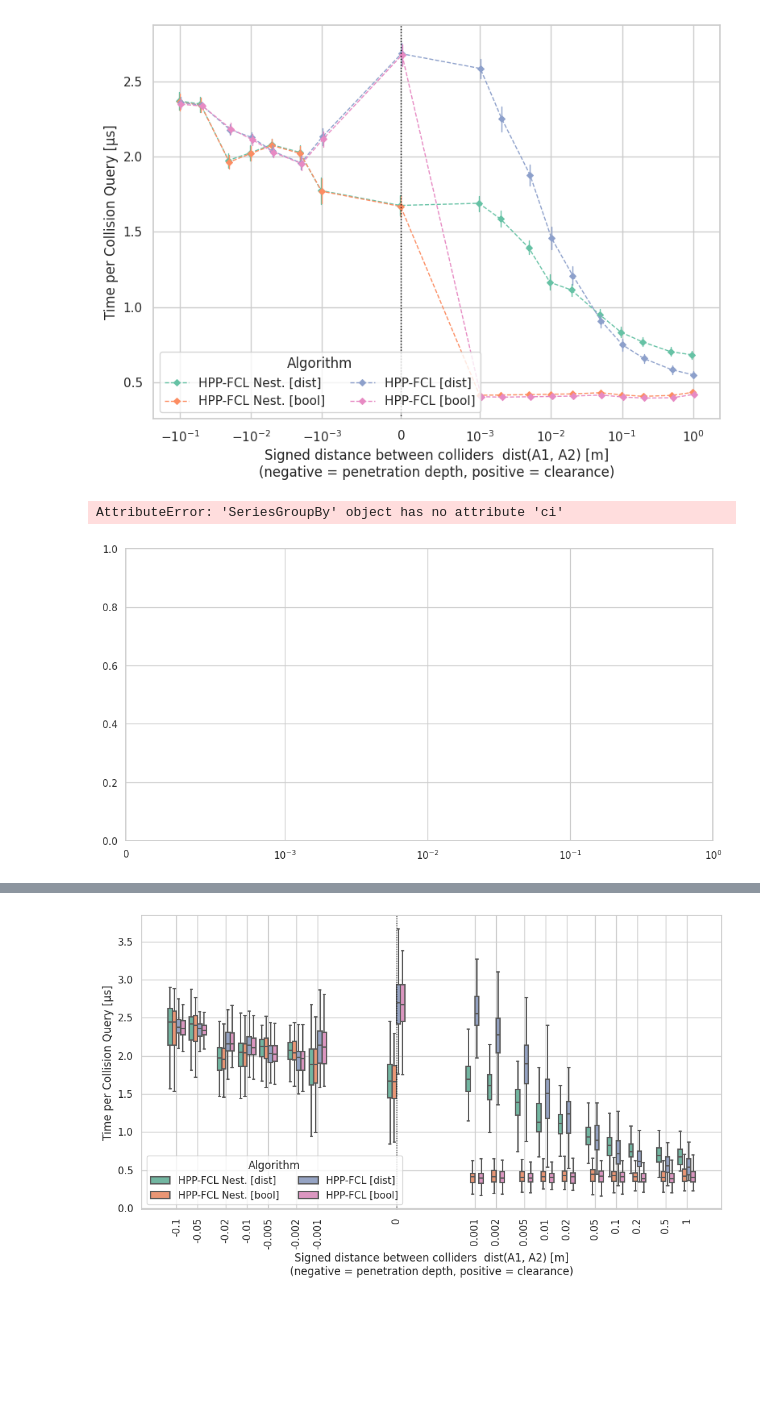
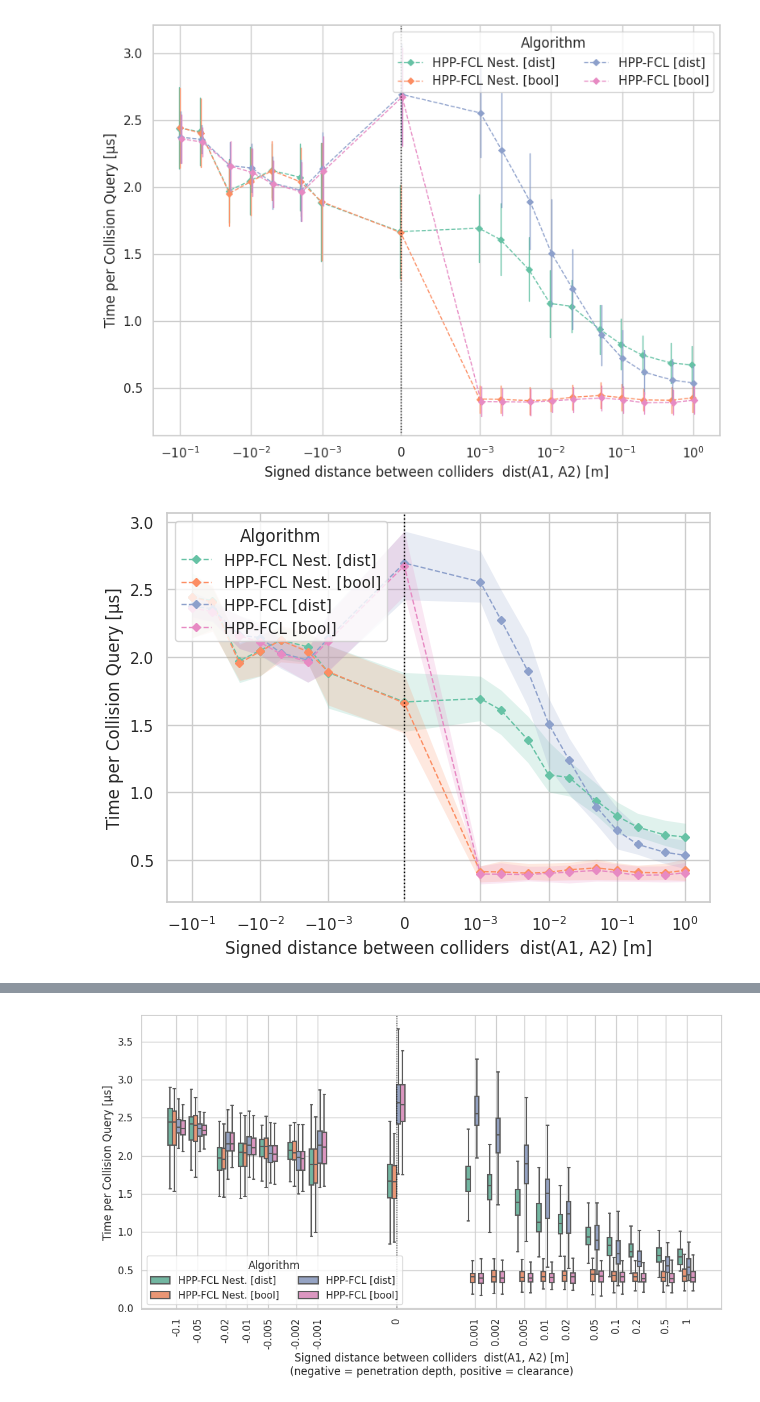
Before and after one commit to ThiloU/collision-comparison, a Jupyter notebook: compare-python/analyze_new/analysis_icospheres_fixed_size_distance_sweep.ipynb, the cells around one changed output, grey strips where cells are left out. Cells and saved outputs as stored; diff of their text form; code cells hidden in the pictures; blank space fills up the shorter version.

```diff
--- a/compare-python/analyze_new/analysis_icospheres_fixed_size_distance_sweep.ipynb
+++ b/compare-python/analyze_new/analysis_icospheres_fixed_size_distance_sweep.ipynb
@@ -66,7 +84,7 @@ sns.pointplot(
     palette=palette,
     dodge=0.1 if len(algos_to_compare) > 1 else False,
     native_scale=True,
-    estimator=np.mean,
+    estimator=np.median,
     errorbar='sd',
     markers='D', markersize=4, linestyle='--', linewidth=1,
     ax=ax
@@ -86,44 +104,45 @@ else:
 plt.tight_layout()
 plt.show()
 # %% [output]
-[figure, old version]
+[figure, new version]
 # %%
 # same plot as above, just with error areas instead of error bars:
-fig, ax = plt.subplots(figsize=(12, 6))
+fig, ax = plt.subplots()
 # Log scales must be set BEFORE plotting so positions account for them
 ax.set_xscale('symlog', linthresh=1e-3)
 
 stats_df = (
     df_long.groupby(['PrettyName', 'target_distance'])['Value']
-    .agg(['mean', 'ci'])
+    .agg(median="median",
+         q_low=lambda s: s.quantile(0.25),
+         q_high=lambda s: s.quantile(0.75)
+         )
     .reset_index()
 )
 
 for name in pretty_names:
     group = stats_df[stats_df['PrettyName'] == name].sort_values('target_distance')
     color = palette[name]
     ax.plot(
-        group['target_distance'], group['mean'],
+        group['target_distance'], group['median'],
         marker='D', markersize=4, linestyle='--', linewidth=1,
         color=color, label=name
     )
     ax.fill_between(
-        group['target_distance'], group['mean'] - group['ci'], group['mean'] + group['ci'],
+        group['target_distance'], group['q_low'], group['q_high'],
         color=color, alpha=0.2, linewidth=0
     )
 
 ax.axvline(0.0, color='black', linewidth=1, linestyle=':')
 ax.grid(True)
 ax.set_xlabel("Signed distance between colliders  dist(A1, A2) [m]")
 ax.set_ylabel(Y_LABEL)
-
 if len(algos_to_compare) > 1:
-    ax.legend(title='Algorithm', loc='best', ncol=2)
+    ax.legend(title='Algorithm', loc='upper left', ncol=1)
 else:
     ax.legend().remove()
 
 plt.tight_layout()
 plt.show()
 # %% [output]
-AttributeError: 'SeriesGroupBy' object has no attribute 'ci'
-[figure, old version]
+[figure, new version]
```
Also changed, not shown: parts of 3 cells of this notebook, 3 other files.
